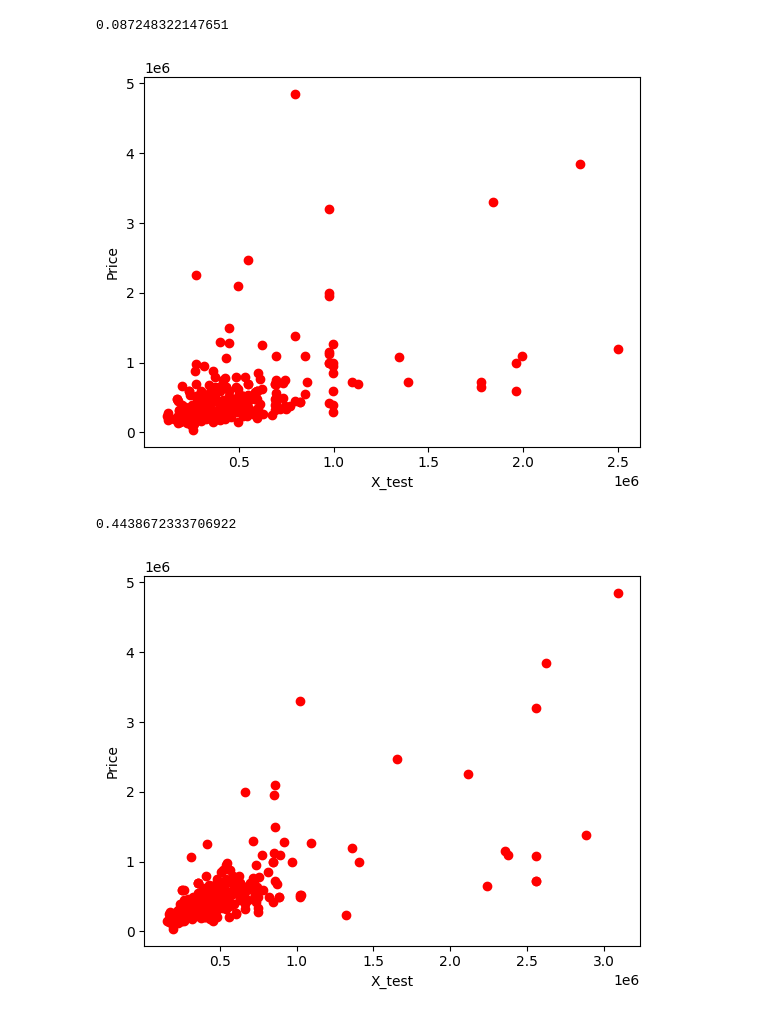
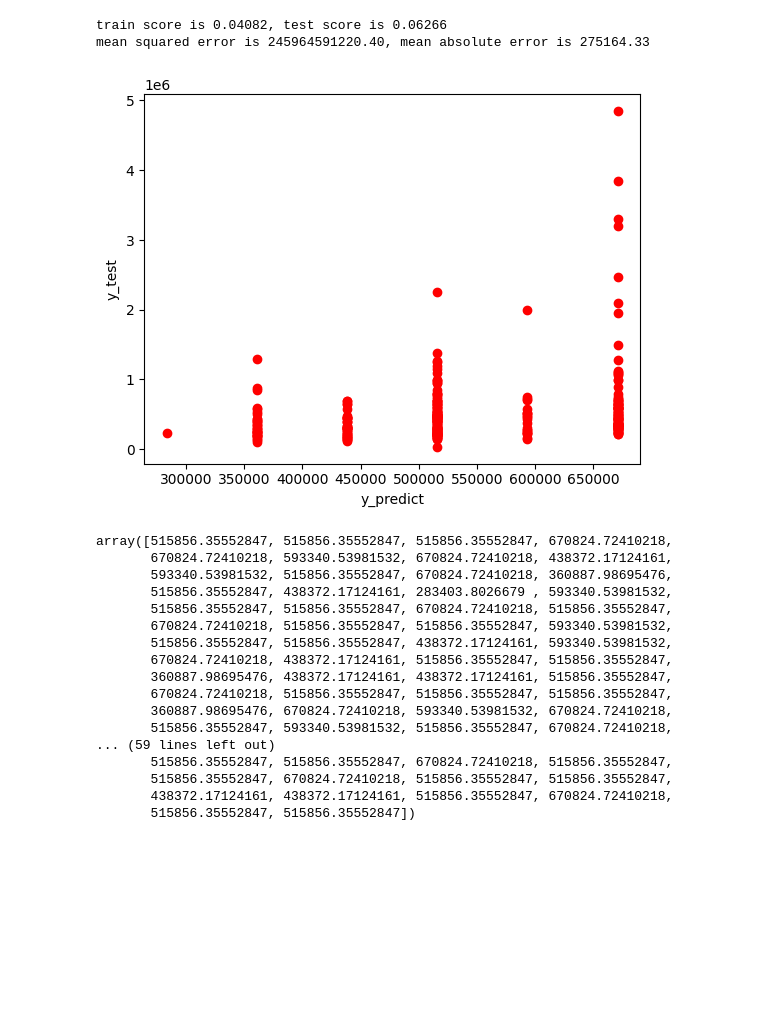
Before and after one commit to m9tadeo/real-estate-price-prediction, a Jupyter notebook: model_training/model_training_2.ipynb, the cells around one changed output. Saved outputs shown, nothing was run; the diff lists cells and outputs as text; code cells hidden in the pictures; blank space fills up the shorter version.

```diff
--- a/model_training/model_training_2.ipynb
+++ b/model_training/model_training_2.ipynb
@@ -54,11 +68,11 @@ def split_data(X, y):
     X_train, X_test, y_train, y_test = train_test_split(X, y, test_size=0.3, random_state=42)
     return X_train, X_test, y_train, y_test
 # %%
-"""This is a function to scale the features using StandardScaler"""
+"""This is a function to scale the features"""
 
 def scale_data(X_train, X_test):
     ##Declare instance of scaler
-    sc = StandardScaler()
+    sc = MinMaxScaler()
     ##Fit and transform data
     X_train = sc.fit_transform(X_train)
     X_test = sc.fit_transform(X_test)
@@ -75,5 +89,8 @@ def model_data_linear(X_train, X_test, y_train, y_test):
     ##Evaluate the model
     y_predict = regressor.predict(X_test)
     test_score = regressor.score(X_test, y_test)
-    print(test_score)
+    mse = mean_squared_error(y_test, y_predict)
+    mae = mean_absolute_error(y_test, y_predict)
+    print(f'train score is {train_score:.5f}, test score is {test_score:.5f}')
+    print(f'mean squared error is {mse:.2f}, mean absolute error is {mae:.2f}')
     return y_predict
@@ -108,8 +186,8 @@ def model_data_knn(X_train, X_test, y_train, y_test):
 # %%
-"""This is a function to scatter plot model prediction"""
+"""This is a function to scatter plot the model prediction"""
 
 def model_plot(y_predict, y_test):
     plt.scatter(y_predict, y_test, color='red')
-    plt.xlabel('X_test')
-    plt.ylabel('Price')
+    plt.xlabel('y_predict')
+    plt.ylabel('y_test')
     plt.show()
@@ -116 +218,14 @@ def model_plot(y_predict, y_test):
+# %%
+"""This is a function to run everything on specific non-categorical feature"""
+
+def run_model_feature(model_data_name, column):
+    df = load_dataset()
+    array = df[column].values
+    y = df['price'].values
+    X = array.reshape(-1, 1)
+    X_train, X_test, y_train, y_test = split_data(X,y)
+    X_train, X_test = scale_data(X_train, X_test)
+    y_predict = model_data_name(X_train, X_test, y_train, y_test)
+    model_plot(y_predict, y_test)
+    return y_predict
 # %%
@@ -130,28 +245,23 @@ linear_plot = model_plot(y_predict, y_test)
-# %%
-"""Logistic Regression"""
-
-df = load_dataset()
-cat_data = ohe_data(df)
-X = merge_data(df, cat_data)
-y = df['price'].values
-X_train, X_test, y_train, y_test = split_data(X,y)
-X_train, X_test = scale_data(X_train, X_test)
-y_predict = model_data_logistic(X_train, X_test, y_train, y_test)
-logistic_plot = model_plot(y_predict, y_test)
-# %% [output]
-0.087248322147651
-[figure, removed]
-# %%
-"""KNN Regression"""
-
-df = load_dataset()
-cat_data = ohe_data(df)
-X = merge_data(df, cat_data)
-y = df['price'].values
-X_train, X_test, y_train, y_test = split_data(X,y)
-X_train, X_test = scale_data(X_train, X_test)
-y_predict = model_data_knn(X_train, X_test, y_train, y_test)
-knn_plot = model_plot(y_predict, y_test)
-# %% [output]
-0.4438672333706922
-[figure, removed]
+# %%
+run_model_feature(model_data_linear, 'buildingCondition')
+# %% [output]
+train score is 0.04082, test score is 0.06266
+mean squared error is 245964591220.40, mean absolute error is 275164.33
+[figure, added]
+array([515856.35552847, 515856.35552847, 515856.35552847, 670824.72410218,
+       670824.72410218, 593340.53981532, 670824.72410218, 438372.17124161,
+       593340.53981532, 515856.35552847, 670824.72410218, 360887.98695476,
+       515856.35552847, 438372.17124161, 283403.8026679 , 593340.53981532,
+       515856.35552847, 515856.35552847, 670824.72410218, 515856.35552847,
+       670824.72410218, 515856.35552847, 515856.35552847, 593340.53981532,
+       515856.35552847, 515856.35552847, 438372.17124161, 593340.53981532,
+       670824.72410218, 438372.17124161, 515856.35552847, 515856.35552847,
+       360887.98695476, 438372.17124161, 438372.17124161, 515856.35552847,
+       670824.72410218, 515856.35552847, 515856.35552847, 515856.35552847,
+       360887.98695476, 670824.72410218, 593340.53981532, 670824.72410218,
+       515856.35552847, 593340.53981532, 515856.35552847, 670824.72410218,
+... (59 lines left out)
+       515856.35552847, 515856.35552847, 670824.72410218, 515856.35552847,
+       515856.35552847, 670824.72410218, 515856.35552847, 515856.35552847,
+       438372.17124161, 438372.17124161, 515856.35552847, 670824.72410218,
+       515856.35552847, 515856.35552847])
```
Also changed, not shown: parts of 18 cells of this notebook, 1 other file.
